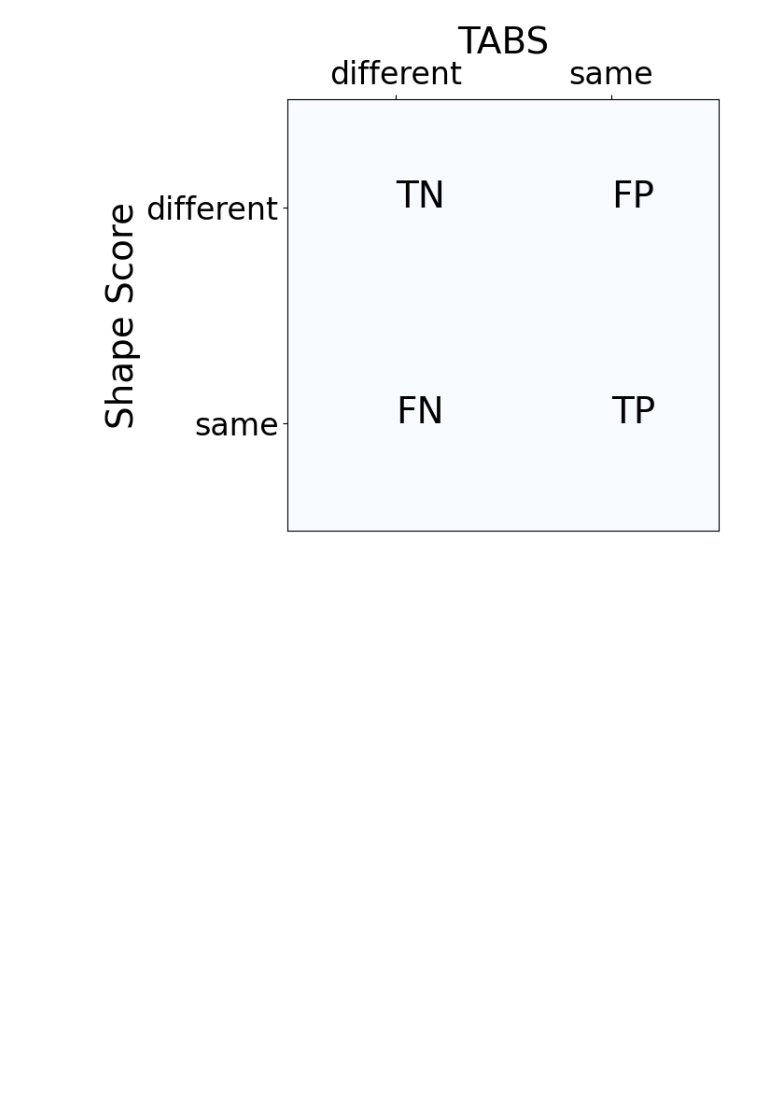
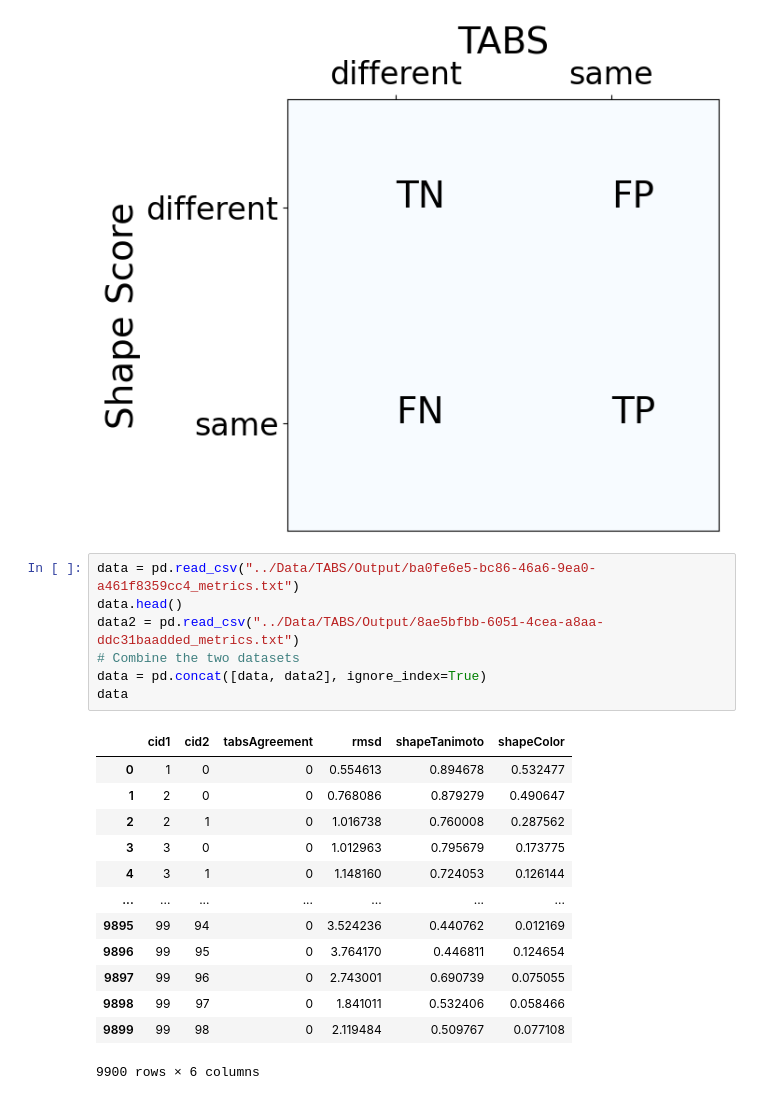
Before and after one commit to rinikerlab/TorsionAngularBinStrings, a Jupyter notebook: Analysis/TabsShapeAnalysis.ipynb, the cells around one changed output. Drawn from its saved outputs; the diff is of its cells as text; blank space fills up the shorter version.

```diff
--- a/Analysis/TabsShapeAnalysis.ipynb
+++ b/Analysis/TabsShapeAnalysis.ipynb
@@ -10,3 +7,24 @@ from plots import PlotConfusionMatrixSchema
 PlotConfusionMatrixSchema('shape');
 # %% [output]
 [figure]
+# %%
+data = pd.read_csv("../Data/TABS/Output/ba0fe6e5-bc86-46a6-9ea0-a461f8359cc4_metrics.txt")
+data.head()
+data2 = pd.read_csv("../Data/TABS/Output/8ae5bfbb-6051-4cea-a8aa-ddc31baadded_metrics.txt")
+# Combine the two datasets
+data = pd.concat([data, data2], ignore_index=True)
+data
+# %% [output]
+|  | cid1 | cid2 | tabsAgreement | rmsd | shapeTanimoto | shapeColor |
+| 0 | 1 | 0 | 0 | 0.554613 | 0.894678 | 0.532477 |
+| 1 | 2 | 0 | 0 | 0.768086 | 0.879279 | 0.490647 |
+| 2 | 2 | 1 | 0 | 1.016738 | 0.760008 | 0.287562 |
+| 3 | 3 | 0 | 0 | 1.012963 | 0.795679 | 0.173775 |
+| 4 | 3 | 1 | 0 | 1.148160 | 0.724053 | 0.126144 |
+| ... | ... | ... | ... | ... | ... | ... |
+| 9895 | 99 | 94 | 0 | 3.524236 | 0.440762 | 0.012169 |
+| 9896 | 99 | 95 | 0 | 3.764170 | 0.446811 | 0.124654 |
+| 9897 | 99 | 96 | 0 | 2.743001 | 0.690739 | 0.075055 |
+| 9898 | 99 | 97 | 0 | 1.841011 | 0.532406 | 0.058466 |
+| 9899 | 99 | 98 | 0 | 2.119484 | 0.509767 | 0.077108 |
+9900 rows × 6 columns
```
Also changed, not shown: parts of 9 cells of this notebook.
